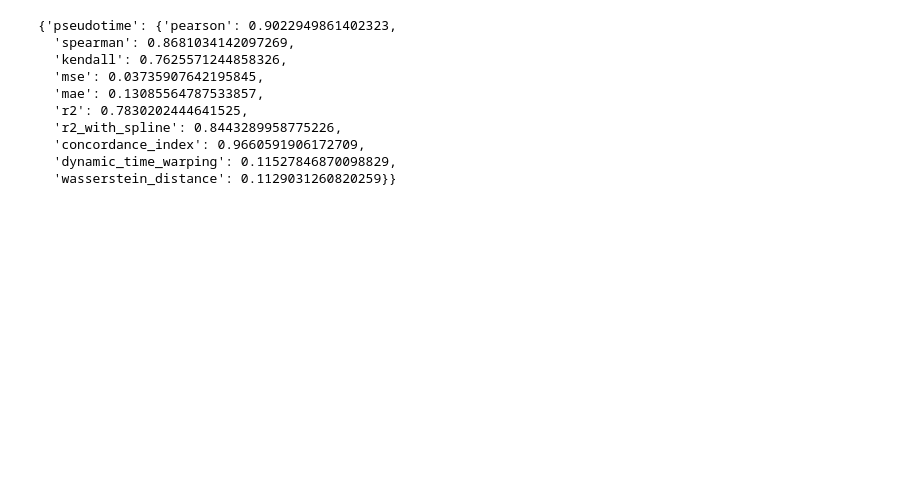
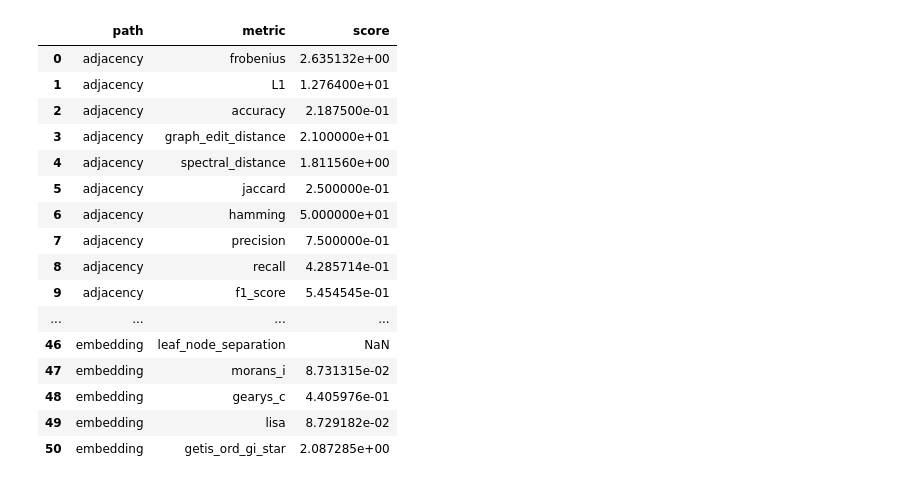
Before and after one commit to theislab/sctram, a Jupyter notebook: reproducibility/modules/module_api/example_operations.ipynb, the cells around one changed output. Cells and saved outputs as stored; diff of their text form; code cells hidden in the pictures; blank space fills up the shorter version.

```diff
--- a/reproducibility/modules/module_api/example_operations.ipynb
+++ b/reproducibility/modules/module_api/example_operations.ipynb
@@ -118,13 +153,20 @@ Diffusion pseudotime converged in 21 steps.
 # %%
-api.results
+api.get_all_results()
 # %% [output]
-{'pseudotime': {'pearson': 0.9022949861402323,
-  'spearman': 0.8681034142097269,
-  'kendall': 0.7625571244858326,
-  'mse': 0.03735907642195845,
-  'mae': 0.13085564787533857,
-  'r2': 0.7830202444641525,
-  'r2_with_spline': 0.8443289958775226,
-  'concordance_index': 0.9660591906172709,
-  'dynamic_time_warping': 0.11527846870098829,
-  'wasserstein_distance': 0.1129031260820259}}
+|  | path | metric | score |
+| 0 | adjacency | frobenius | 2.635132e+00 |
+| 1 | adjacency | L1 | 1.276400e+01 |
+| 2 | adjacency | accuracy | 2.187500e-01 |
+| 3 | adjacency | graph_edit_distance | 2.100000e+01 |
+| 4 | adjacency | spectral_distance | 1.811560e+00 |
+| 5 | adjacency | jaccard | 2.500000e-01 |
+| 6 | adjacency | hamming | 5.000000e+01 |
+| 7 | adjacency | precision | 7.500000e-01 |
+| 8 | adjacency | recall | 4.285714e-01 |
+| 9 | adjacency | f1_score | 5.454545e-01 |
+| ... | ... | ... | ... |
+| 46 | embedding | leaf_node_separation | NaN |
+| 47 | embedding | morans_i | 8.731315e-02 |
+| 48 | embedding | gearys_c | 4.405976e-01 |
+| 49 | embedding | lisa | 8.729182e-02 |
+| 50 | embedding | getis_ord_gi_star | 2.087285e+00 |
```
Also changed, not shown: parts of 3 cells of this notebook, 4 other files.
